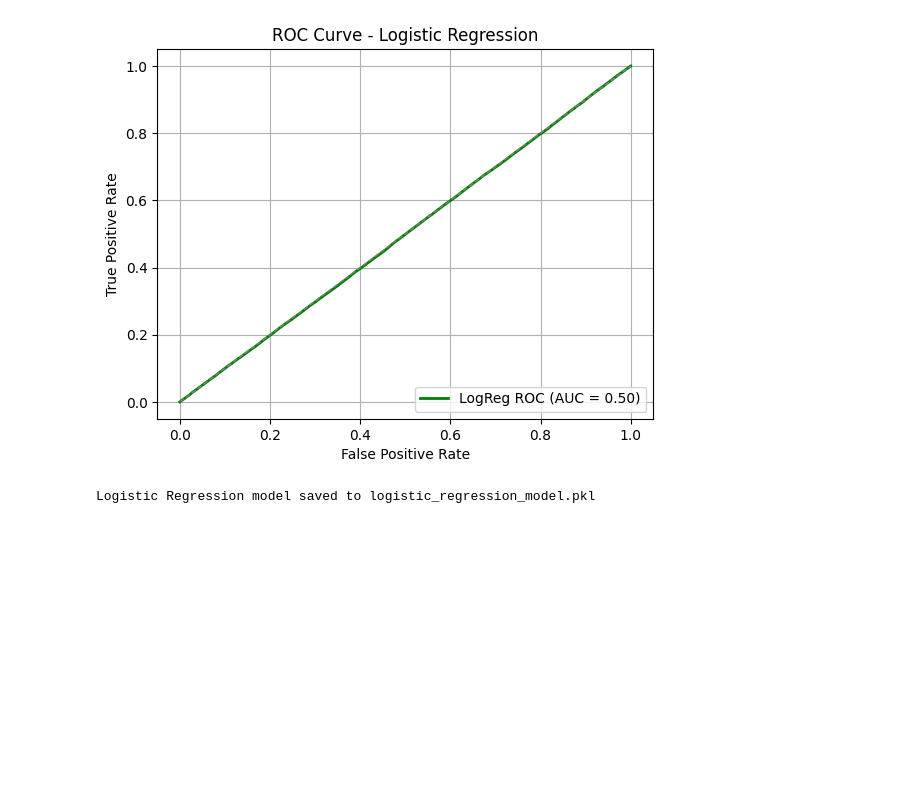
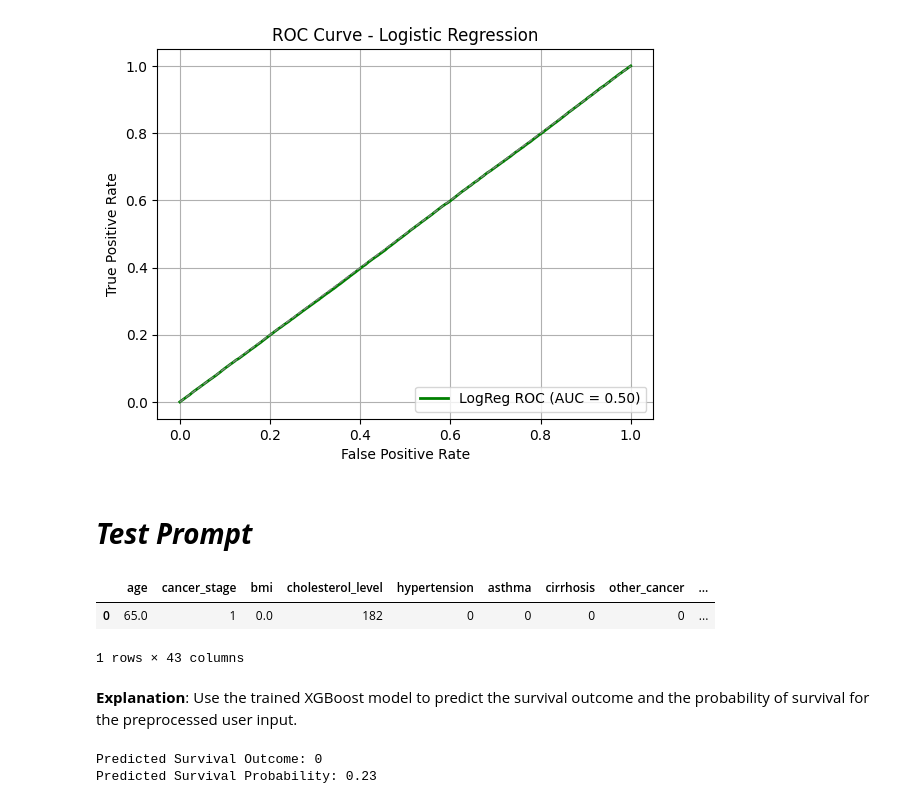
Before and after one commit to MrZuberi/Lung-Cancer-Diagnostic-Tool, a Jupyter notebook: Lung_Cancer_Predictive_Accuracy.ipynb, the cells around one changed output. Cells and saved outputs as stored; diff of their text form; code cells hidden in the pictures; blank space fills up the shorter version.

Commit message:
Pre-processing demo patient data + output analysis

```diff
--- a/Lung_Cancer_Predictive_Accuracy.ipynb
+++ b/Lung_Cancer_Predictive_Accuracy.ipynb
@@ -223,12 +176,55 @@ plt.grid()
 plt.show()
 # %% [output]
 [figure]
-# %%
-import joblib
-
-# Save the logistic regression model
-joblib.dump(log_reg, 'logistic_regression_model.pkl')
-
-print("Logistic Regression model saved to logistic_regression_model.pkl")
-# %% [output]
-Logistic Regression model saved to logistic_regression_model.pkl
+# %% [markdown]
+# ***Test Prompt***
+# %%
+# This dictionary displays factitious patient data
+user_input = {
+    'age': 65,
+    'gender': 'Female',
+    'country': 'USA',
+    'cancer_stage': 'Stage II',
+    'cholesterol_level': '182',
+    'asthma': '0',
+    'family_history_Yes': '1'
+}
+# %%
+user_df = pd.DataFrame([user_input])
+
+stage_order = ['Stage I', 'Stage II', 'Stage III', 'Stage IV']
+user_df['cancer_stage'] = user_df['cancer_stage'].apply(lambda x: stage_order.index(x) if x in stage_order else -1)
+
+columns_to_encode = ['gender', 'country', 'family_history', 'smoking_status', 'treatment_type']
+
+for col in columns_to_encode:
+    if col not in user_df.columns:
+        user_df[col] = None # Add missing categorical columns
+
+user_df = pd.get_dummies(user_df, columns=columns_to_encode, drop_first=True)
+
+missing_cols = set(X_train.columns) - set(user_df.columns)
+for c in missing_cols:
+    user_df[c] = 0
+
+user_df = user_df[X_train.columns]
+
+user_df = user_df.astype(X_train.dtypes)
+
+display(user_df)
+# %% [output]
+|  | age | cancer_stage | bmi | cholesterol_level | hypertension | asthma | cirrhosis | other_cancer | ... |
+| 0 | 65.0 | 1 | 0.0 | 182 | 0 | 0 | 0 | 0 | ... |
+1 rows × 43 columns
+# %% [markdown]
+**Explanation**:
+Use the trained XGBoost model to predict the survival outcome and the probability of survival for the preprocessed user input.
+# %%
+prediction = model.predict(user_df)
+prediction_probability = model.predict_proba(user_df)[:, 1]
+
+print("Predicted Survival Outcome:", prediction[0])
+print("Predicted Survival Probability: {:.2f}".format(prediction_probability[0]))
+# %% [output]
+Predicted Survival Outcome: 0
+Predicted Survival Probability: 0.23
```
Also changed, not shown: parts of 5 cells of this notebook.
